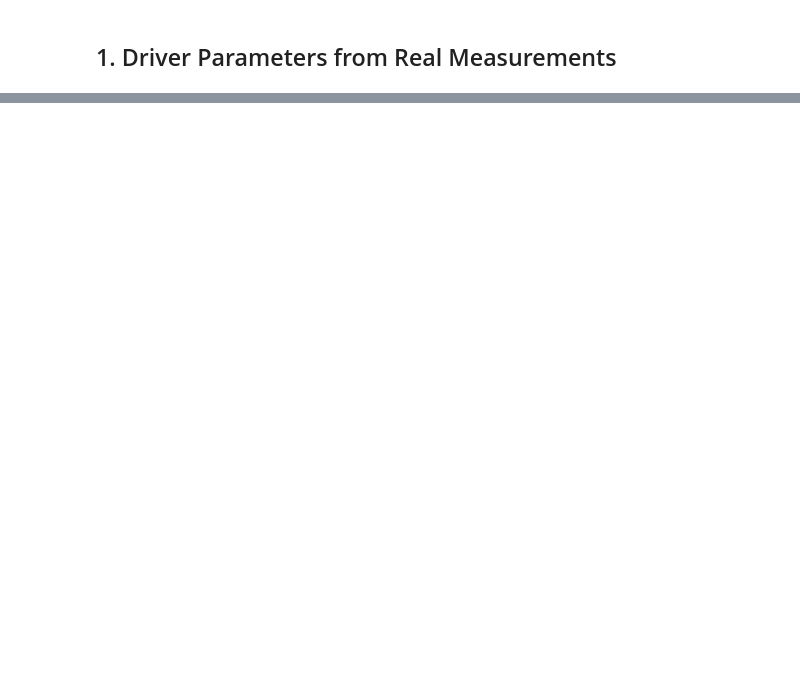
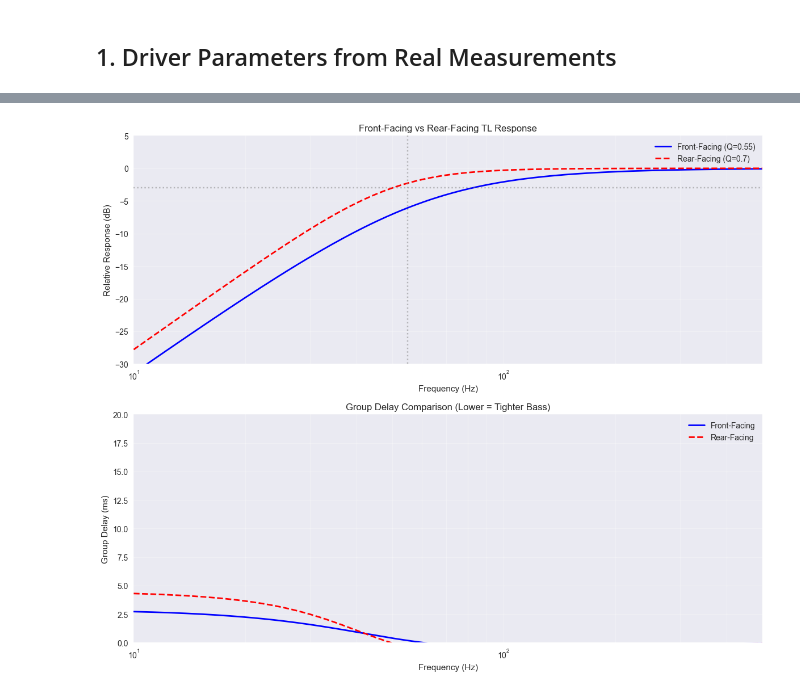
Before and after one commit to tommarek/Speaker-Design, a Jupyter notebook: calculations/subwoofer_transmission_line.ipynb, the cells around one changed output, grey strips where cells are left out. Drawn from its saved outputs; the diff is of its cells as text; code cells hidden in the pictures; blank space fills up the shorter version.

```diff
--- a/calculations/subwoofer_transmission_line.ipynb
+++ b/calculations/subwoofer_transmission_line.ipynb
@@ -65,0 +174,88 @@ print("✅ Tang Band W3-1876S Parameters for Transmission Line Loaded!")
+# %%
+# Visualize front-facing vs rear-facing response
+def plot_tl_comparison():
+    """Compare front-facing vs rear-facing transmission line response"""
+
+    freq = np.logspace(1, 3, 200)  # 10Hz to 1kHz
+
+    # Simulate basic TL response
+    fs = subwoofer_params['fs']
+    qts = subwoofer_params['qts']
+
+    # Front-facing response (tighter, less extension)
+    q_front = 0.55
+    f3_front = fs * 1.1  # Higher F3
+
+    # Rear-facing response (more extension, looser)
+    q_rear = 0.7
+    f3_rear = fs * 0.9  # Lower F3
+
+    # Simple 2nd order high-pass response model
+    def hp_response(f, fc, q):
+        s = 1j * f / fc
+        H = s**2 / (s**2 + s/q + 1)
+        return 20 * np.log10(np.abs(H))
+
+    # Calculate responses
+    resp_front = hp_response(freq, f3_front, q_front)
+    resp_rear = hp_response(freq, f3_rear, q_rear)
+
+    # Group delay calculation
+    def group_delay(f, fc, q):
+        omega = 2 * np.pi * f
+        omega_c = 2 * np.pi * fc
+        x = omega / omega_c
+
+        num = 2 * q * (1 - x**2)
+        den = (1 - x**2)**2 + (x/q)**2
+        gd = num / (den * omega_c)
+        return gd * 1000  # Convert to ms
+
+    gd_front = group_delay(freq, f3_front, q_front)
+    gd_rear = group_delay(freq, f3_rear, q_rear)
+
+    # Plotting
+    fig, (ax1, ax2) = plt.subplots(2, 1, figsize=(12, 10))
+
+    # Frequency response
+    ax1.semilogx(freq, resp_front, 'b-', linewidth=2, label='Front-Facing (Q=0.55)')
+    ax1.semilogx(freq, resp_rear, 'r--', linewidth=2, label='Rear-Facing (Q=0.7)')
+    ax1.set_xlim(10, 500)
+    ax1.set_ylim(-30, 5)
+    ax1.grid(True, which='both', alpha=0.3)
+    ax1.set_xlabel('Frequency (Hz)')
+    ax1.set_ylabel('Relative Response (dB)')
+    ax1.set_title('Front-Facing vs Rear-Facing TL Response')
+    ax1.legend()
+    ax1.axvline(fs, color='gray', linestyle=':', alpha=0.5, label='Driver Fs')
+    ax1.axhline(-3, color='gray', linestyle=':', alpha=0.5)
+
+    # Group delay
+    ax2.semilogx(freq, gd_front, 'b-', linewidth=2, label='Front-Facing')
+    ax2.semilogx(freq, gd_rear, 'r--', linewidth=2, label='Rear-Facing')
+    ax2.set_xlim(10, 500)
+    ax2.set_ylim(0, 20)
+    ax2.grid(True, which='both', alpha=0.3)
+    ax2.set_xlabel('Frequency (Hz)')
+    ax2.set_ylabel('Group Delay (ms)')
+    ax2.set_title('Group Delay Comparison (Lower = Tighter Bass)')
+    ax2.legend()
+
+    plt.tight_layout()
+    plt.show()
+
+    return {
+        'front_f3': f3_front,
+        'rear_f3': f3_rear,
+        'front_q': q_front,
+        'rear_q': q_rear
+    }
+
+# Plot comparison
+comparison = plot_tl_comparison()
+print(f"\n📊 Performance Comparison:")
+print(f"Front-Facing: F3 = {comparison['front_f3']:.1f} Hz, Q = {comparison['front_q']}")
+print(f"Rear-Facing: F3 = {comparison['rear_f3']:.1f} Hz, Q = {comparison['rear_q']}")
+print("\n✅ Front-facing design offers tighter bass with less group delay")
+# %% [output]
+[figure, added]
```
Also changed, not shown: parts of 9 cells of this notebook, 1 other file.
